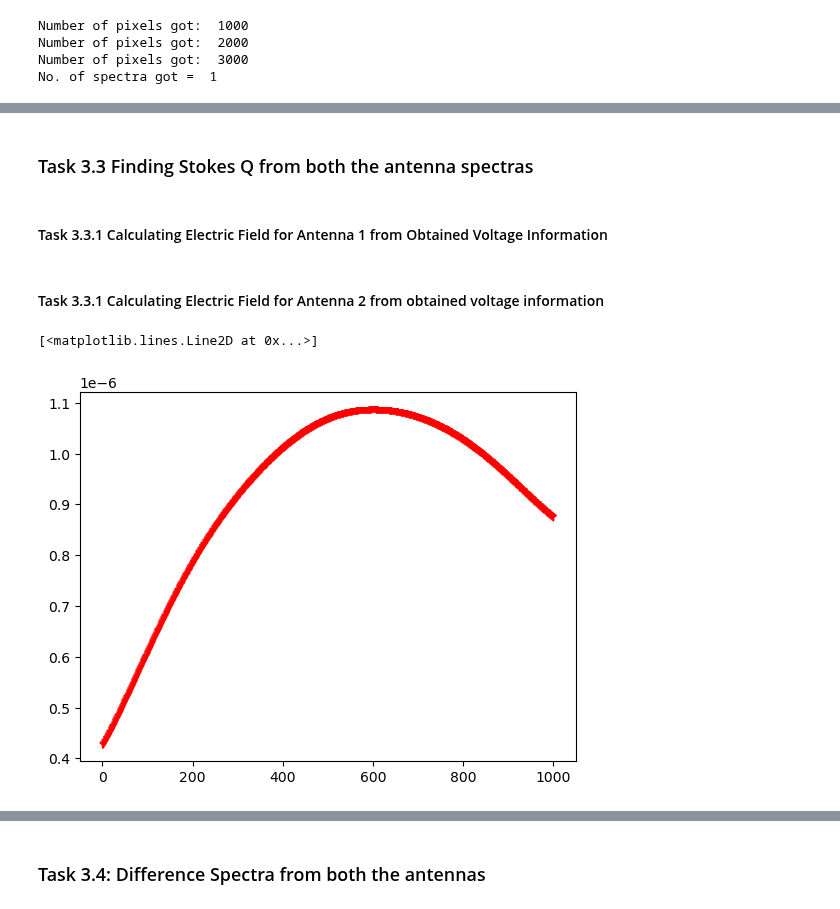
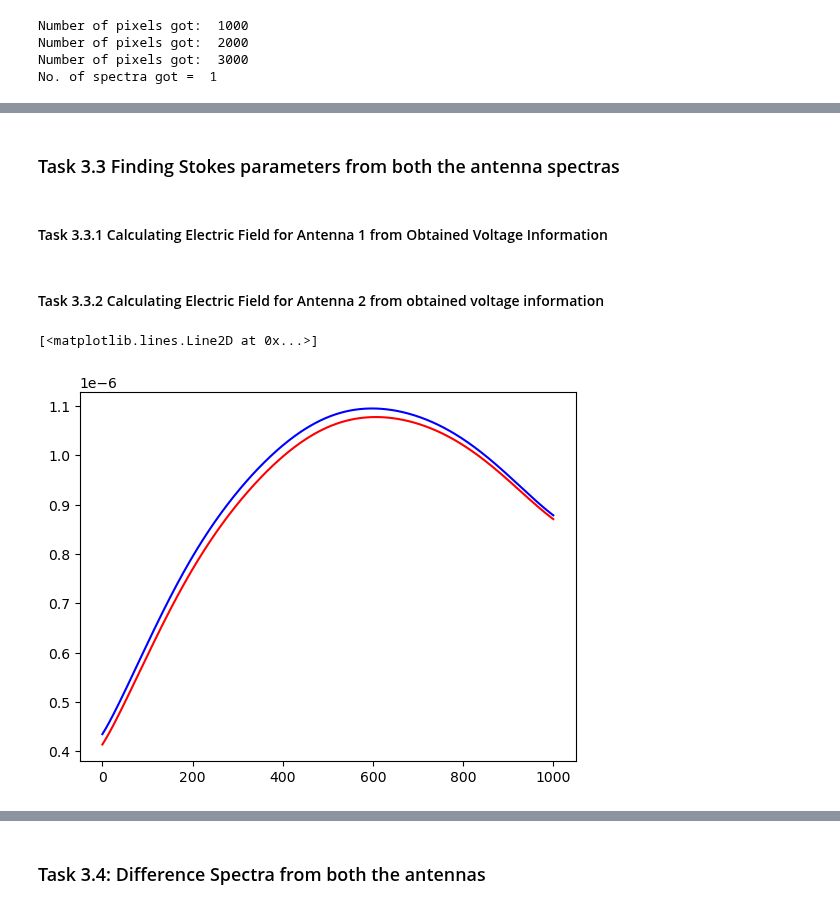
Before and after one commit to mayurisrao/APSERa, a Jupyter notebook: Apsera_Dual_Polarization_Modification.ipynb, the cells around one changed output, grey strips where cells are left out. Drawn from its saved outputs; the diff is of its cells as text; code cells hidden in the pictures.

```diff
--- a/Apsera_Dual_Polarization_Modification.ipynb
+++ b/Apsera_Dual_Polarization_Modification.ipynb
@@ -635,7 +595,7 @@ while t < n_spectra:
                 Power2 = (maps2 + cmb_intensity2 + Rec_int[j]) * (c**2 / (1e+18 * frequencies[j]**2)) * cwt2
                 #print(Power2)
 
-                Voltage_Real_A2[j] = Voltage_Real_A2[j] + np.sqrt(2 * Power * Impedance[j])  # Volate calculation for Antenna 1 with S11 values
+                Voltage_Real_A2[j] = Voltage_Real_A2[j] + np.sqrt(2 * Power2 * Impedance[j])  # Volate calculation for Antenna 1 with S11 values
                 #print(Voltage_Real)
 
                 final_temp2 = (Power2/P_dif[j])*(T_hot-T_cold)
@@ -719,5 +679,5 @@ plt.show()
 # %% [markdown]
-### Task 3.3 Finding Stokes Q from both the antenna spectras
+### Task 3.3 Finding Stokes parameters from both the antenna spectras
 # %% [markdown]
 #### Task 3.3.1 Calculating Electric Field for Antenna 1 from Obtained Voltage Information
 # %%
@@ -737,7 +697,7 @@ for i in range(len(len_eff)):
     E = Voltage_Real[i] / len_eff[i]
     Ele_field_1.append(E)
 # %% [markdown]
-#### Task 3.3.1 Calculating Electric Field for Antenna 2 from obtained voltage information
+#### Task 3.3.2 Calculating Electric Field for Antenna 2 from obtained voltage information
 # %%
 Voltage_A2 = np.array(Voltage_Real_A2)
 # %%
@@ -758,7 +718,8 @@ for i in range(len(len_eff_2)):
 Ele_field_1 = np.array(Ele_field_1)
 Ele_field_2 = np.array(Ele_field_2)
 # %%
-plt.plot(Ele_field_1, 'r', marker = '1')
+plt.plot(Ele_field_1, 'r')
+plt.plot(Ele_field_2, 'b')
 # %% [output]
 [<matplotlib.lines.Line2D at 0x...>]
-[figure, old version]
+[figure, new version]
```
Also changed, not shown: parts of 40 cells of this notebook.
